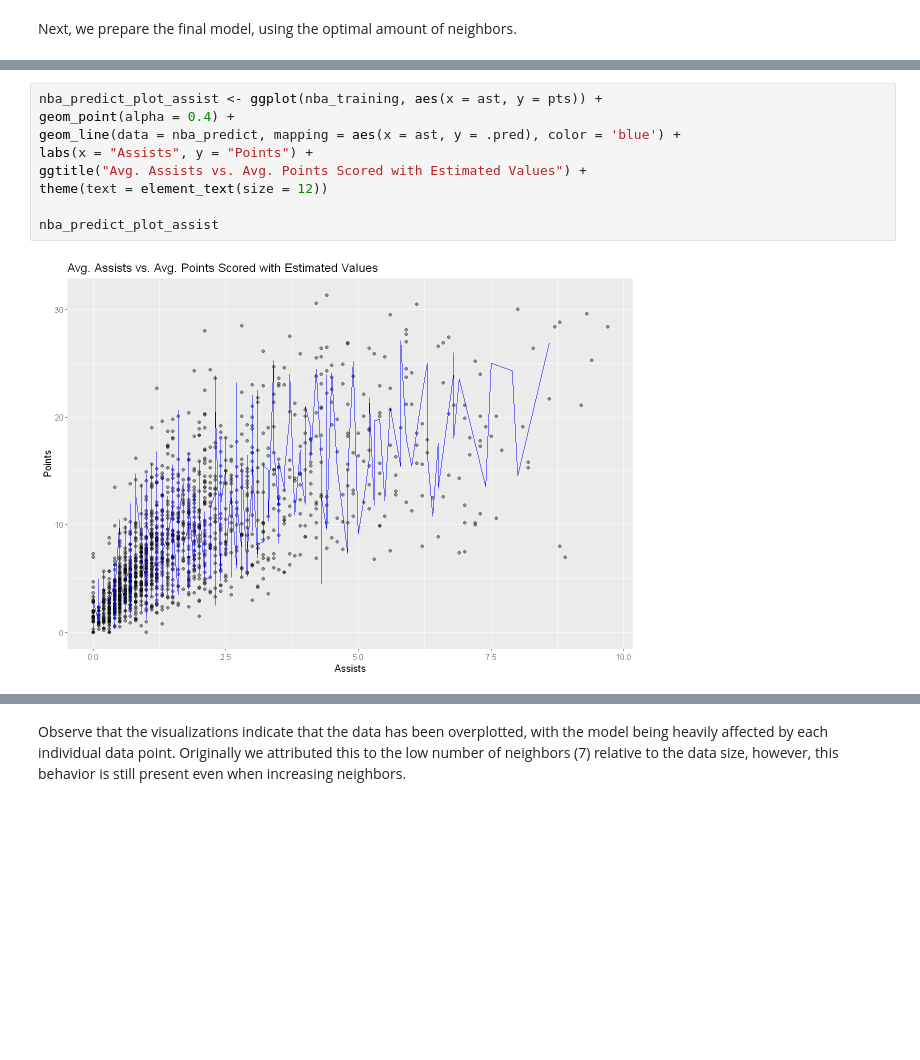
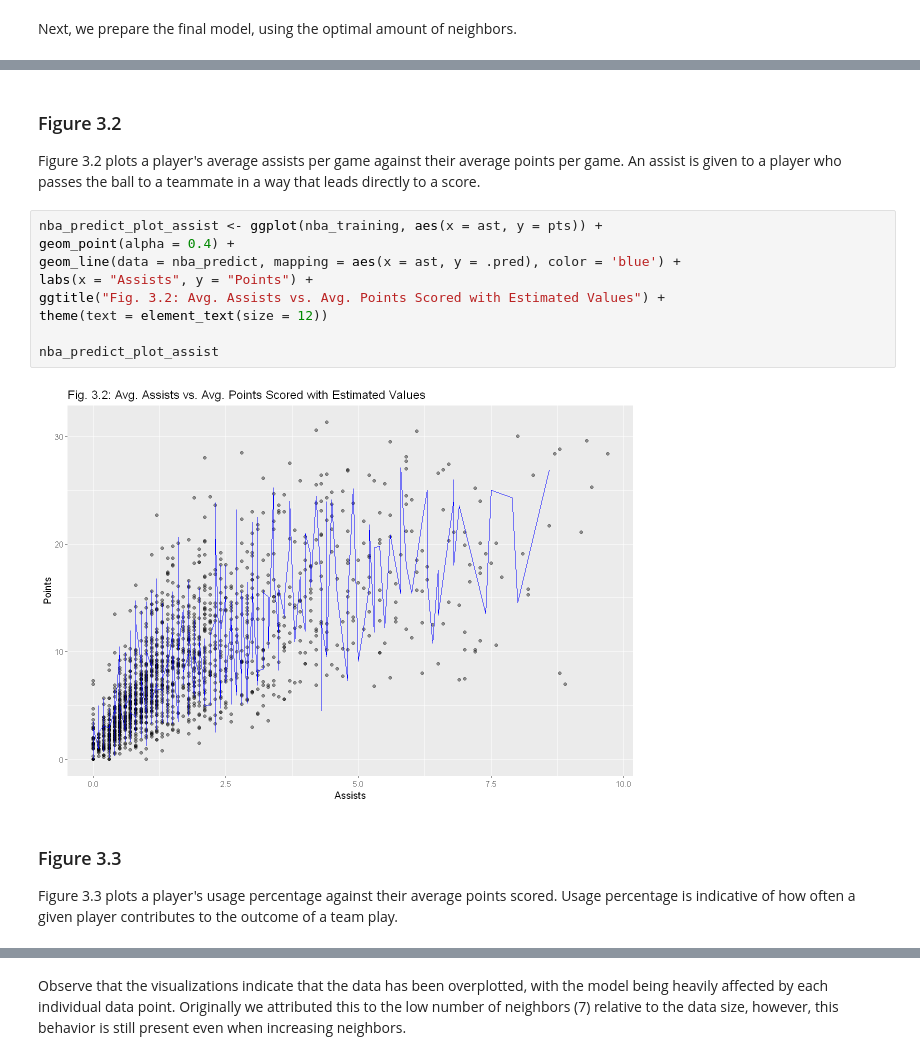
Before and after one commit to mdean808/dsci-100-group-project, a Jupyter notebook: project.ipynb, the cells around one changed output, grey strips where cells are left out. Drawn from its saved outputs; the diff is of its cells as text; blank space fills up the shorter version.

```diff
--- a/project.ipynb
+++ b/project.ipynb
@@ -361,14 +371,22 @@ nba_predict_plot_rebound
+# %% [markdown]
+### Figure 3.2
+
+Figure 3.2 plots a player's average assists per game against their average points per game. An assist is given to a player who passes the ball to a teammate in a way that leads directly to a score.
 # %%
 nba_predict_plot_assist <- ggplot(nba_training, aes(x = ast, y = pts)) +
 geom_point(alpha = 0.4) +
 geom_line(data = nba_predict, mapping = aes(x = ast, y = .pred), color = 'blue') +
 labs(x = "Assists", y = "Points") +
-ggtitle("Avg. Assists vs. Avg. Points Scored with Estimated Values") +
+ggtitle("Fig. 3.2: Avg. Assists vs. Avg. Points Scored with Estimated Values") +
 theme(text = element_text(size = 12))
 
 nba_predict_plot_assist
 # %% [output]
-[figure, old version]
+[figure, new version]
+# %% [markdown]
+### Figure 3.3
+
+Figure 3.3 plots a player's usage percentage against their average points scored. Usage percentage is indicative of how often a given player contributes to the outcome of a team play.
 # %%
 options(repr.plot.width = 18)
 
```
Also changed, not shown: parts of 13 cells of this notebook.
